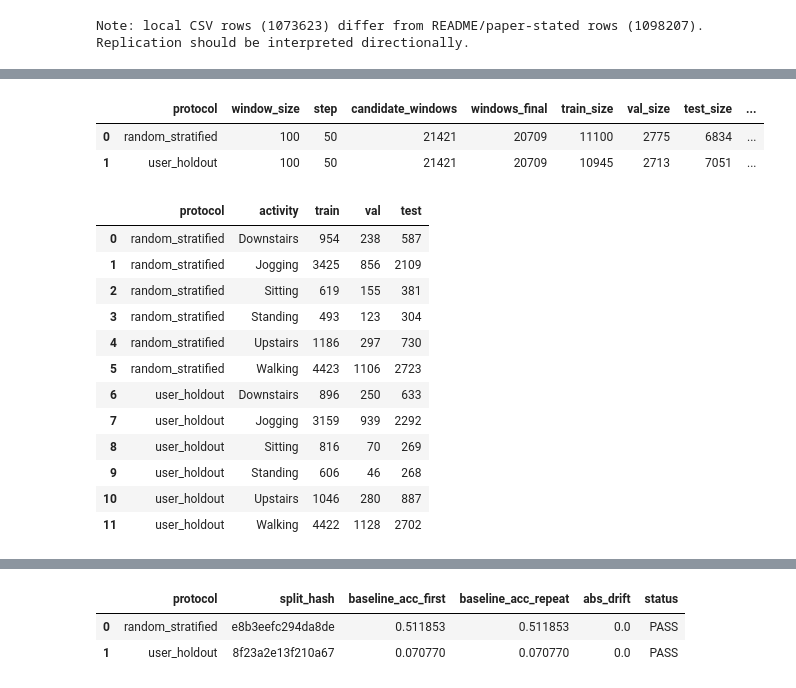
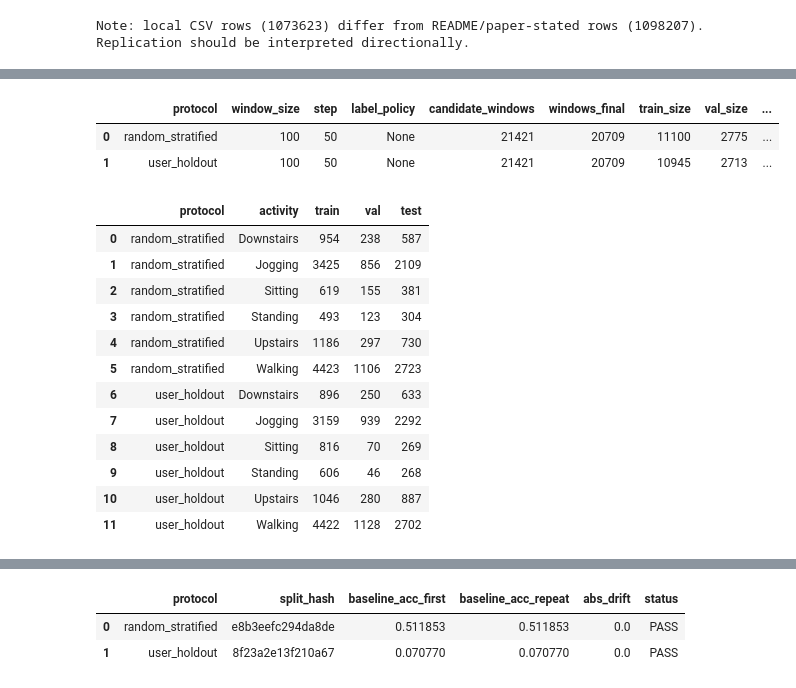
Before and after one commit to 7abushahla/har-mcu, a Jupyter notebook: notebooks/replication_deepconvlstm.ipynb, the cells around one changed output, grey strips where cells are left out. Cells and saved outputs as stored; diff of their text form; code cells hidden in the pictures.

```diff
--- a/notebooks/replication_deepconvlstm.ipynb
+++ b/notebooks/replication_deepconvlstm.ipynb
@@ -359,36 +771,59 @@ for protocol in PROTOCOLS:
         {
             "protocol": protocol,
             "window_size": card["windowing"]["window_size"],
             "step": card["windowing"]["step"],
+            "label_policy": card["windowing"].get("label_policy"),
             "candidate_windows": card["windowing"]["candidate_windows"],
             "windows_final": card["windowing"]["windows_final"],
             "train_size": card["split"]["train_size"],
             "val_size": card["split"]["val_size"],
             "test_size": card["split"]["test_size"],
             "split_hash": card["split"]["split_hash"],
         }
     )
 
     for cls, counts in card["counts"].items():
         class_rows.append(
             {
                 "protocol": protocol,
                 "activity": cls,
                 "train": counts["train"],
                 "val": counts["val"],
                 "test": counts["test"],
             }
         )
 
 split_df = pd.DataFrame(split_rows)
 class_df = pd.DataFrame(class_rows)
 
+# Methodology guardrails (must remain leakage-safe unlike v2 pitfalls).
+if cfg_effective.get("label_policy") != EXPECTED_LABEL_POLICY:
+    raise RuntimeError(
+        f"Config label_policy is {cfg_effective.get('label_policy')}, expected {EXPECTED_LABEL_POLICY}"
+    )
+
+for protocol, card in dataset_cards.items():
+    if card["split"]["val_size"] <= 0:
+        raise RuntimeError(f"{protocol}: validation split missing")
+    if card["split"]["test_size"] <= 0:
+        raise RuntimeError(f"{protocol}: test split missing")
+
+    # Optional datacard consistency check: some historical cards may omit this field.
+    lp_card = card["windowing"].get("label_policy")
+    if lp_card is not None and lp_card != EXPECTED_LABEL_POLICY:
+        raise RuntimeError(
+            f"{protocol}: datacard label_policy is {lp_card}, expected {EXPECTED_LABEL_POLICY}"
+        )
+
+    if not card["split"].get("split_hash"):
+        raise RuntimeError(f"{protocol}: split_hash missing")
+
 display(split_df)
 display(class_df)
 # %% [output]
-|  | protocol | window_size | step | candidate_windows | windows_final | train_size | val_size | test_size | ... |
-| 0 | random_stratified | 100 | 50 | 21421 | 20709 | 11100 | 2775 | 6834 | ... |
-| 1 | user_holdout | 100 | 50 | 21421 | 20709 | 10945 | 2713 | 7051 | ... |
+|  | protocol | window_size | step | label_policy | candidate_windows | windows_final | train_size | val_size | ... |
+| 0 | random_stratified | 100 | 50 | None | 21421 | 20709 | 11100 | 2775 | ... |
+| 1 | user_holdout | 100 | 50 | None | 21421 | 20709 | 10945 | 2713 | ... |
 |  | protocol | activity | train | val | test |
 | 0 | random_stratified | Downstairs | 954 | 238 | 587 |
 | 1 | random_stratified | Jogging | 3425 | 856 | 2109 |
```
Also changed, not shown: parts of 22 cells of this notebook, 1 other file.
